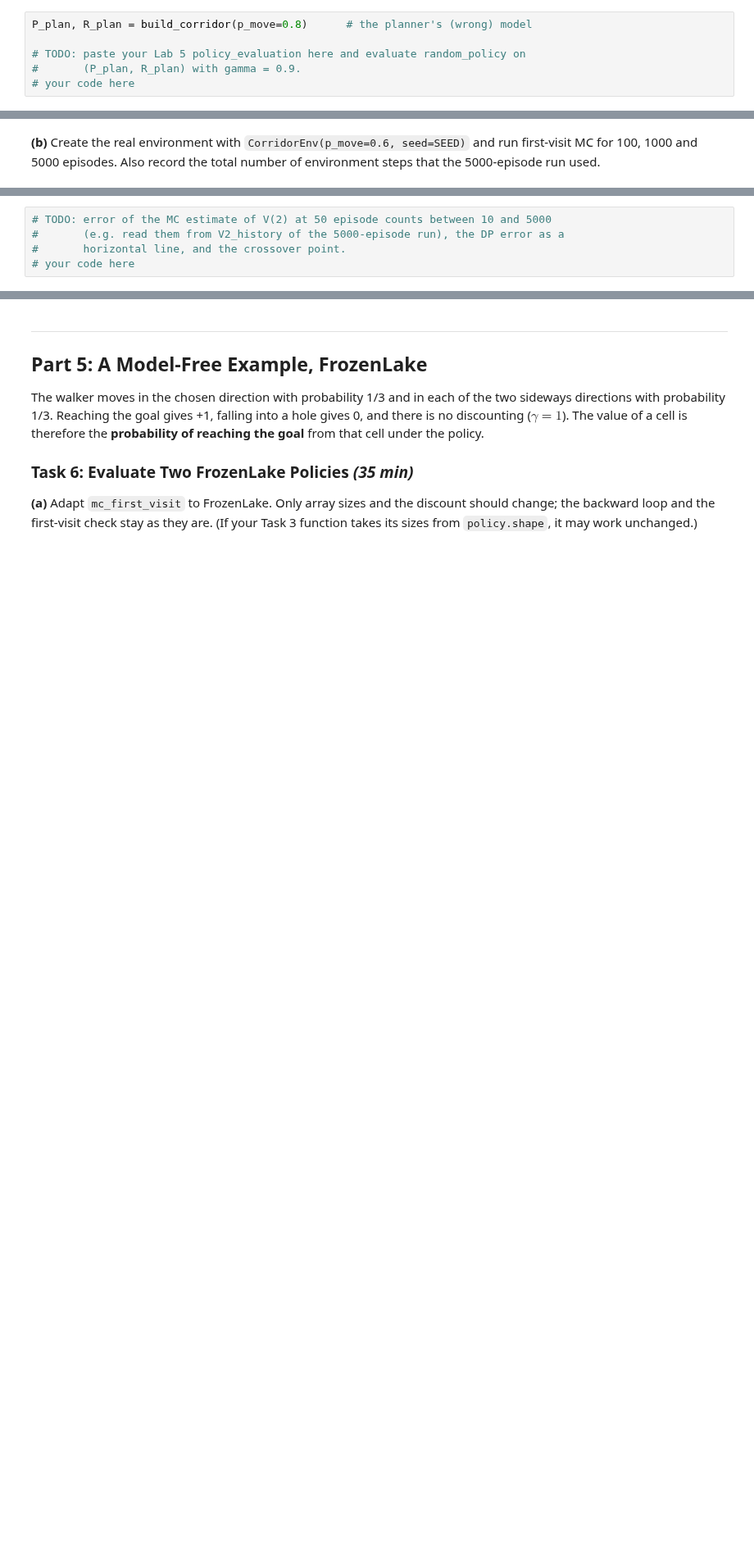
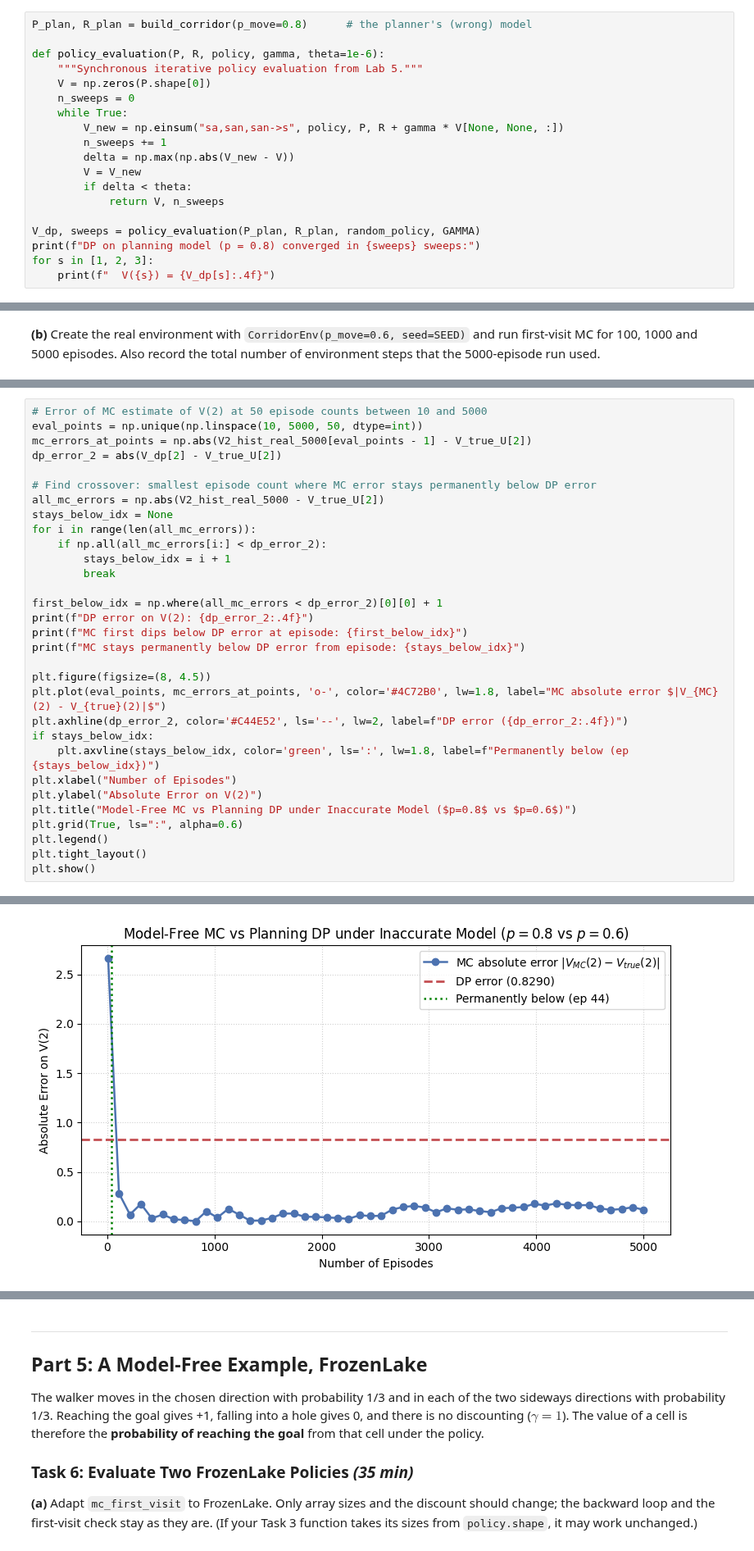
Before and after one commit to SikandarHussain6858/RL_labs, a Jupyter notebook: RL_Lab_7_Starter_Notebook.ipynb, the cells around one changed output, grey strips where cells are left out. Shown at 82% size. Drawn from its saved outputs; the diff is of its cells as text; blank space fills up the shorter version.

```diff
--- a/RL_Lab_7_Starter_Notebook.ipynb
+++ b/RL_Lab_7_Starter_Notebook.ipynb
@@ -628,6 +928,19 @@ The real corridor uses $p = 0.6$, while the planning model built by `build_corri
 # %%
 P_plan, R_plan = build_corridor(p_move=0.8)      # the planner's (wrong) model
 
-# TODO: paste your Lab 5 policy_evaluation here and evaluate random_policy on
-#       (P_plan, R_plan) with gamma = 0.9.
-# your code here
+def policy_evaluation(P, R, policy, gamma, theta=1e-6):
+    """Synchronous iterative policy evaluation from Lab 5."""
+    V = np.zeros(P.shape[0])
+    n_sweeps = 0
+    while True:
+        V_new = np.einsum("sa,san,san->s", policy, P, R + gamma * V[None, None, :])
+        n_sweeps += 1
+        delta = np.max(np.abs(V_new - V))
+        V = V_new
+        if delta < theta:
+            return V, n_sweeps
+
+V_dp, sweeps = policy_evaluation(P_plan, R_plan, random_policy, GAMMA)
+print(f"DP on planning model (p = 0.8) converged in {sweeps} sweeps:")
+for s in [1, 2, 3]:
+    print(f"  V({s}) = {V_dp[s]:.4f}")
@@ -648,7 +1002,34 @@ P_plan, R_plan = build_corridor(p_move=0.8)      # the planner's (wrong) model
 
 **(d)** Plot the absolute error of the MC estimate of V(2) against the number of episodes (use 50 values between 10 and 5000), and draw the absolute error of the dynamic programming result as a horizontal line. Report the smallest number of episodes at which your MC curve stays below that line.
 # %%
-# TODO: error of the MC estimate of V(2) at 50 episode counts between 10 and 5000
-#       (e.g. read them from V2_history of the 5000-episode run), the DP error as a
-#       horizontal line, and the crossover point.
-# your code here
+# Error of MC estimate of V(2) at 50 episode counts between 10 and 5000
+eval_points = np.unique(np.linspace(10, 5000, 50, dtype=int))
+mc_errors_at_points = np.abs(V2_hist_real_5000[eval_points - 1] - V_true_U[2])
+dp_error_2 = abs(V_dp[2] - V_true_U[2])
+
+# Find crossover: smallest episode count where MC error stays permanently below DP error
+all_mc_errors = np.abs(V2_hist_real_5000 - V_true_U[2])
+stays_below_idx = None
+for i in range(len(all_mc_errors)):
+    if np.all(all_mc_errors[i:] < dp_error_2):
+        stays_below_idx = i + 1
+        break
+
+first_below_idx = np.where(all_mc_errors < dp_error_2)[0][0] + 1
+print(f"DP error on V(2): {dp_error_2:.4f}")
+print(f"MC first dips below DP error at episode: {first_below_idx}")
+print(f"MC stays permanently below DP error from episode: {stays_below_idx}")
+
+plt.figure(figsize=(8, 4.5))
+plt.plot(eval_points, mc_errors_at_points, 'o-', color='#4C72B0', lw=1.8, label="MC absolute error $|V_{MC}(2) - V_{true}(2)|$")
+plt.axhline(dp_error_2, color='#C44E52', ls='--', lw=2, label=f"DP error ({dp_error_2:.4f})")
+if stays_below_idx:
+    plt.axvline(stays_below_idx, color='green', ls=':', lw=1.8, label=f"Permanently below (ep {stays_below_idx})")
+plt.xlabel("Number of Episodes")
+plt.ylabel("Absolute Error on V(2)")
+plt.title("Model-Free MC vs Planning DP under Inaccurate Model ($p=0.8$ vs $p=0.6$)")
+plt.grid(True, ls=":", alpha=0.6)
+plt.legend()
+plt.tight_layout()
+plt.show()
+# %% [output]
@@ -655,3 +1039,4 @@ P_plan, R_plan = build_corridor(p_move=0.8)      # the planner's (wrong) model
+[figure, added]
 # %% [markdown]
 **Questions**
 
```
Also changed, not shown: parts of 36 cells of this notebook.
